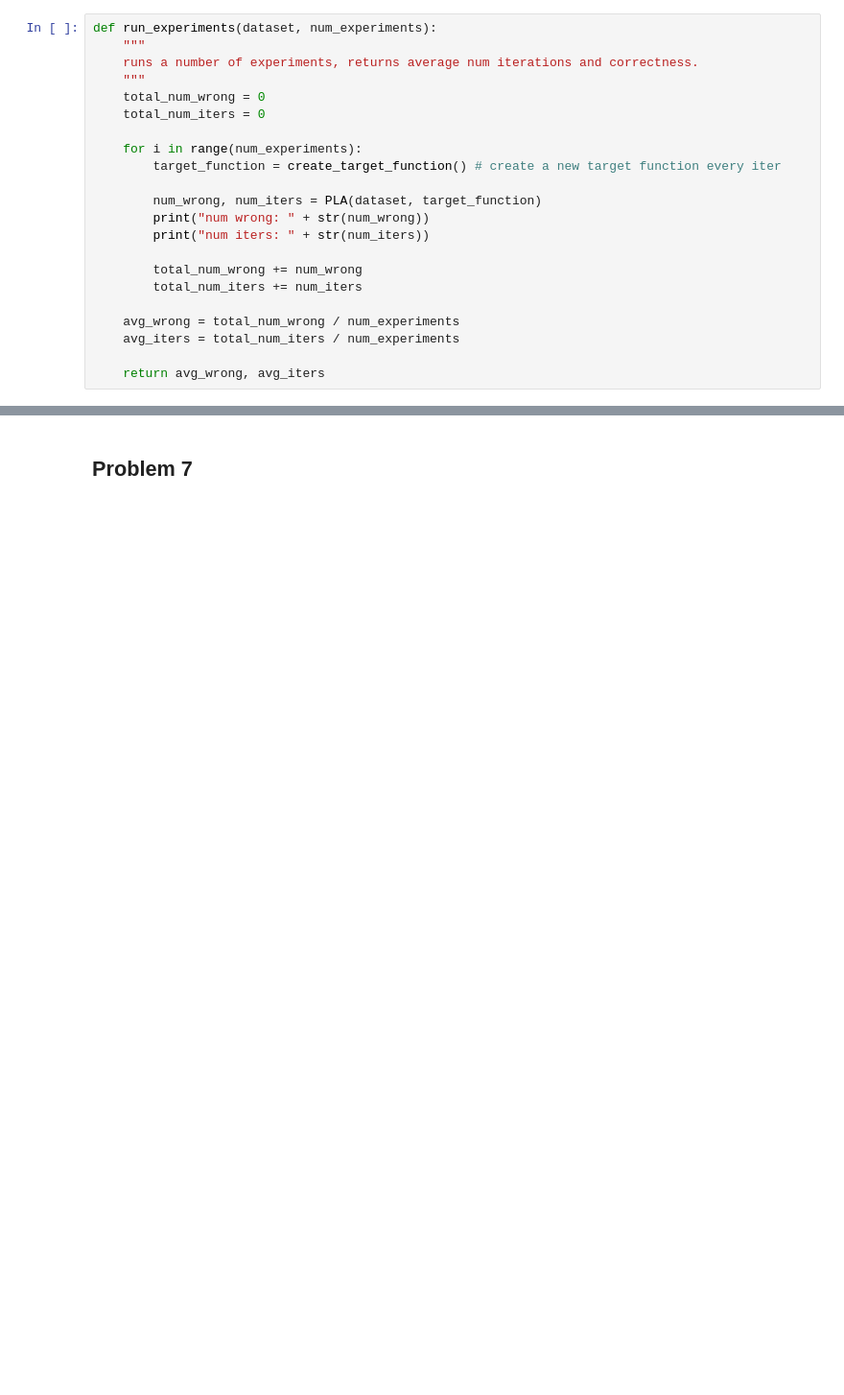
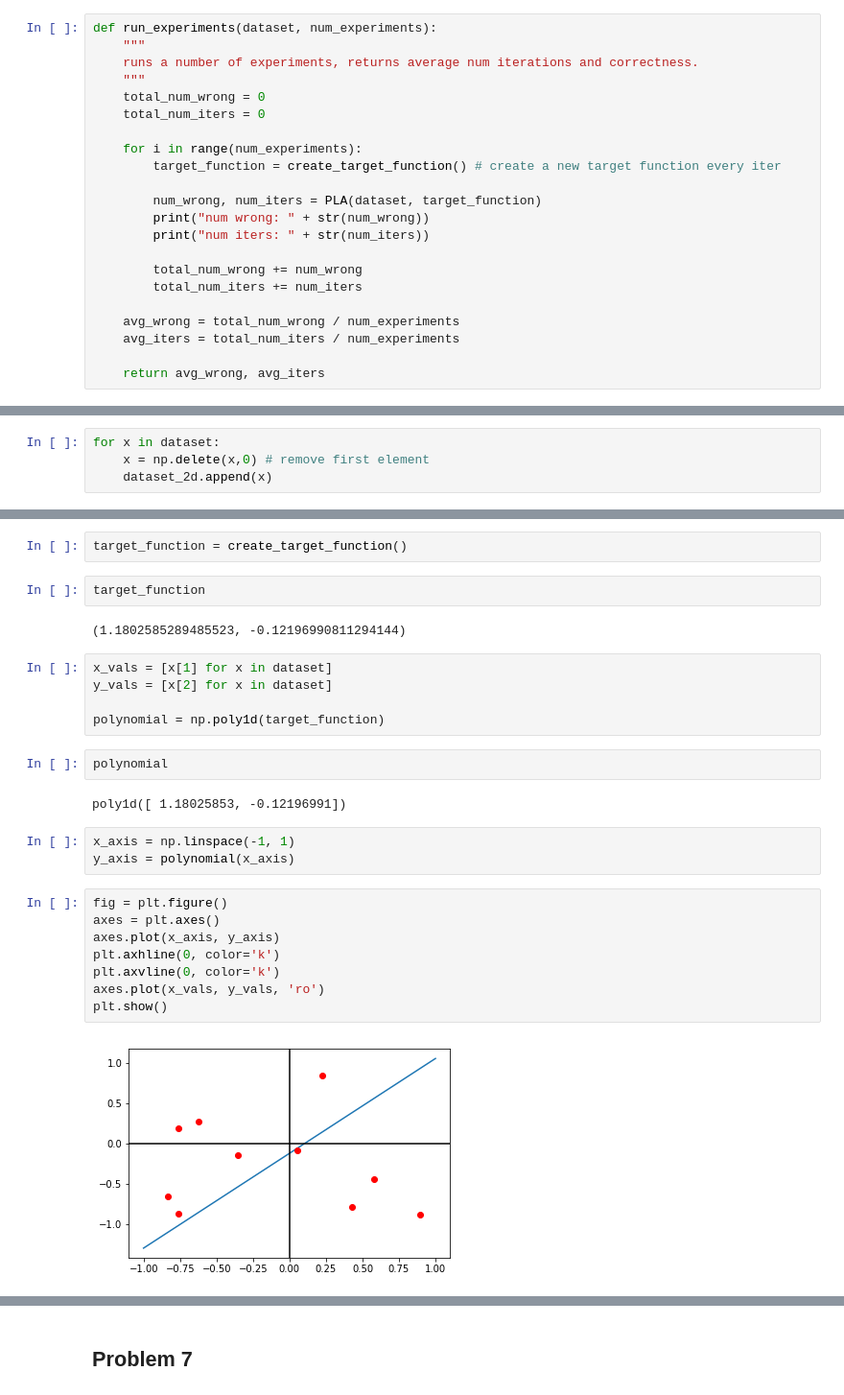
Before and after one commit to db7894/coursera-ml, a Jupyter notebook: learning_from_data/hw1.ipynb, the cells around one changed output, grey strips where cells are left out. Shown at 96% size. Saved outputs shown, nothing was run; the diff lists cells and outputs as text; blank space fills up the shorter version.

```diff
--- a/learning_from_data/hw1.ipynb
+++ b/learning_from_data/hw1.ipynb
@@ -429,0 +471,4 @@ def run_experiments(dataset, num_experiments):
+# %%
+for x in dataset:
+    x = np.delete(x,0) # remove first element
+    dataset_2d.append(x)
@@ -429,0 +490,28 @@ def run_experiments(dataset, num_experiments):
+# %%
+target_function = create_target_function()
+# %%
+target_function
+# %% [output]
+(1.1802585289485523, -0.12196990811294144)
+# %%
+x_vals = [x[1] for x in dataset]
+y_vals = [x[2] for x in dataset]
+
+polynomial = np.poly1d(target_function)
+# %%
+polynomial
+# %% [output]
+poly1d([ 1.18025853, -0.12196991])
+# %%
+x_axis = np.linspace(-1, 1)
+y_axis = polynomial(x_axis)
+# %%
+fig = plt.figure()
+axes = plt.axes()
+axes.plot(x_axis, y_axis)
+plt.axhline(0, color='k')
+plt.axvline(0, color='k')
+axes.plot(x_vals, y_vals, 'ro')
+plt.show()
+# %% [output]
+[figure, added]
```
Also changed, not shown: parts of 42 cells of this notebook.
